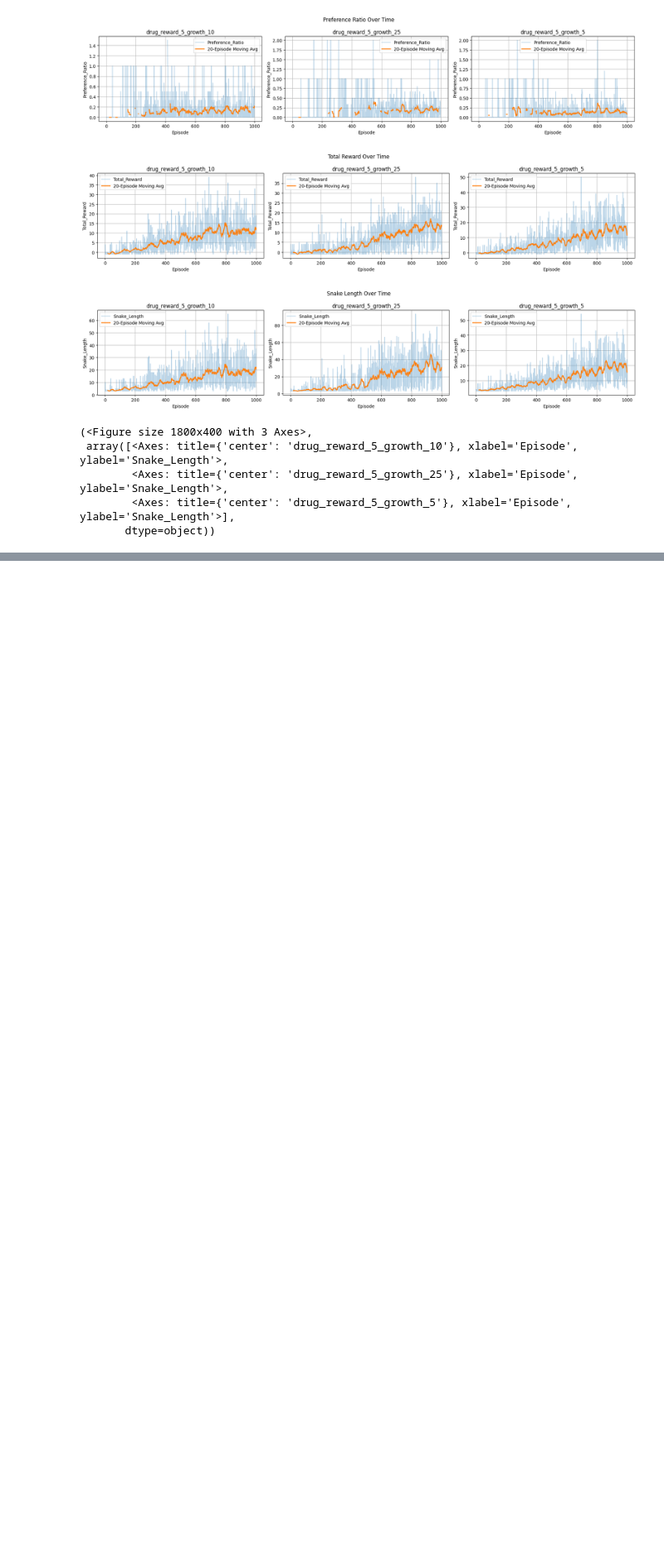
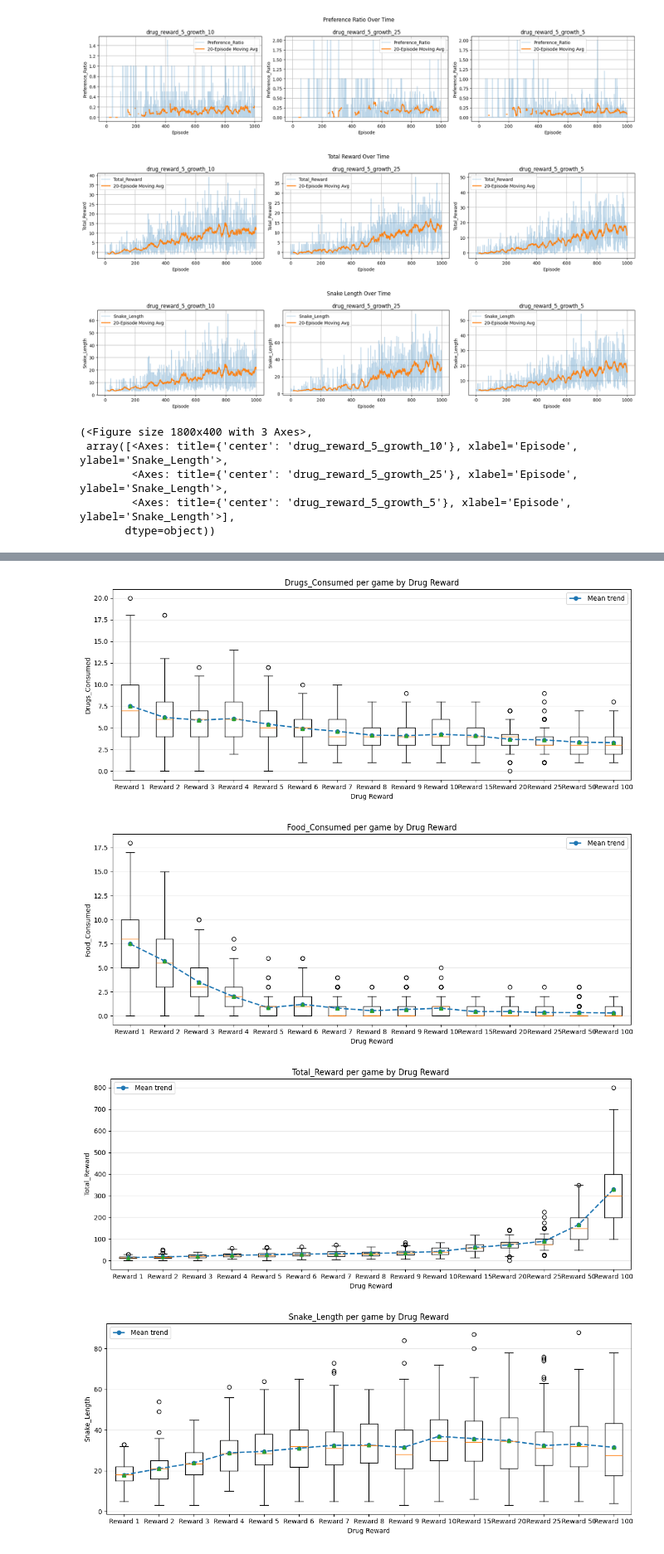
Before and after one commit to inesdejaegher/Gym-Snake, a Jupyter notebook: Results/plots.ipynb, the cells around one changed output, grey strips where cells are left out. Shown at 83% size. Cells and saved outputs as stored; diff of their text form; code cells hidden in the pictures; blank space fills up the shorter version.

Commit message:
evaluation of drugs no growth + training & eval of drugs with growth

```diff
--- a/Results/plots.ipynb
+++ b/Results/plots.ipynb
@@ -1,7 +1,10 @@
 # %%
 from pathlib import Path
+import re
+import sys
+import numpy as np
 import pandas as pd
-import sys
+import matplotlib.pyplot as plt
 
 experiments_folder = Path("../Experiments").resolve()
 sys.path.append(str(experiments_folder))
@@ -12,6 +15,10 @@ from helper_func import (
     plot_snake_length_from_csv,
     plot_drugs_consumed_from_csv
 )
+
+result_folder = Path("../Results").resolve()
+sys.path.append(str(result_folder))
+from visualisation_comparison_parameter_sweep import plot_drug_reward_boxplots, plot_food_vs_drugs, plot_loop_death_rate
 # %% [output]
 Gym has been unmaintained since 2022 and does not support NumPy 2.0 amongst other critical functionality.
 Please upgrade to Gymnasium, the maintained drop-in replacement of Gym, or contact the authors of your software and request that they upgrade.
@@ -152,0 +164,9 @@ plot_metric_subplots_from_csv(
+# %%
+plot_drug_reward_boxplots(result_folder/"Drugs_With_Growth")
+plot_food_vs_drugs(result_folder/"Drugs_With_Growth")
+plot_loop_death_rate(result_folder/"Drugs_With_Growth")
+# %% [output]
+[figure, added]
+[figure, added]
+[figure, added]
+[figure, added]
```
Also changed, not shown: parts of 3 cells of this notebook, 54 other files.
